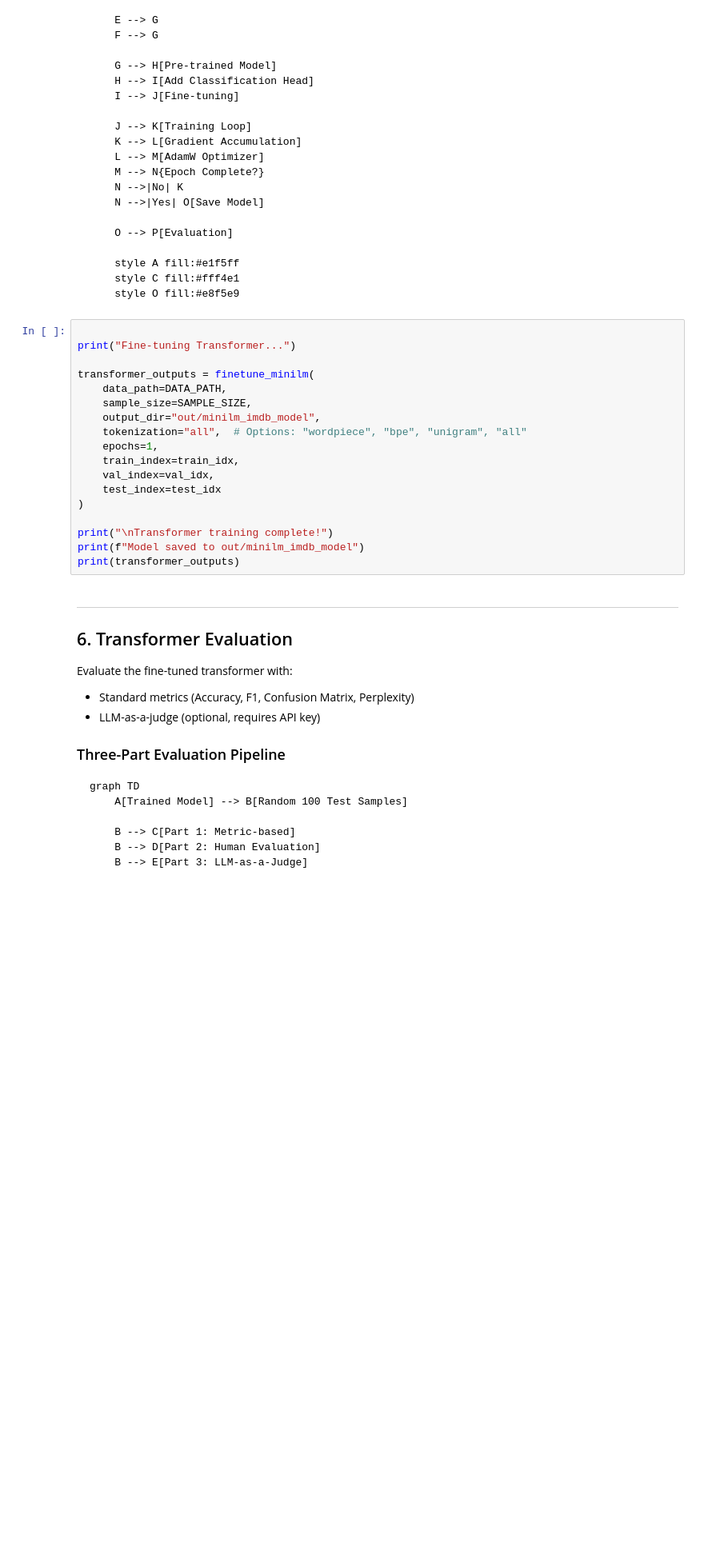
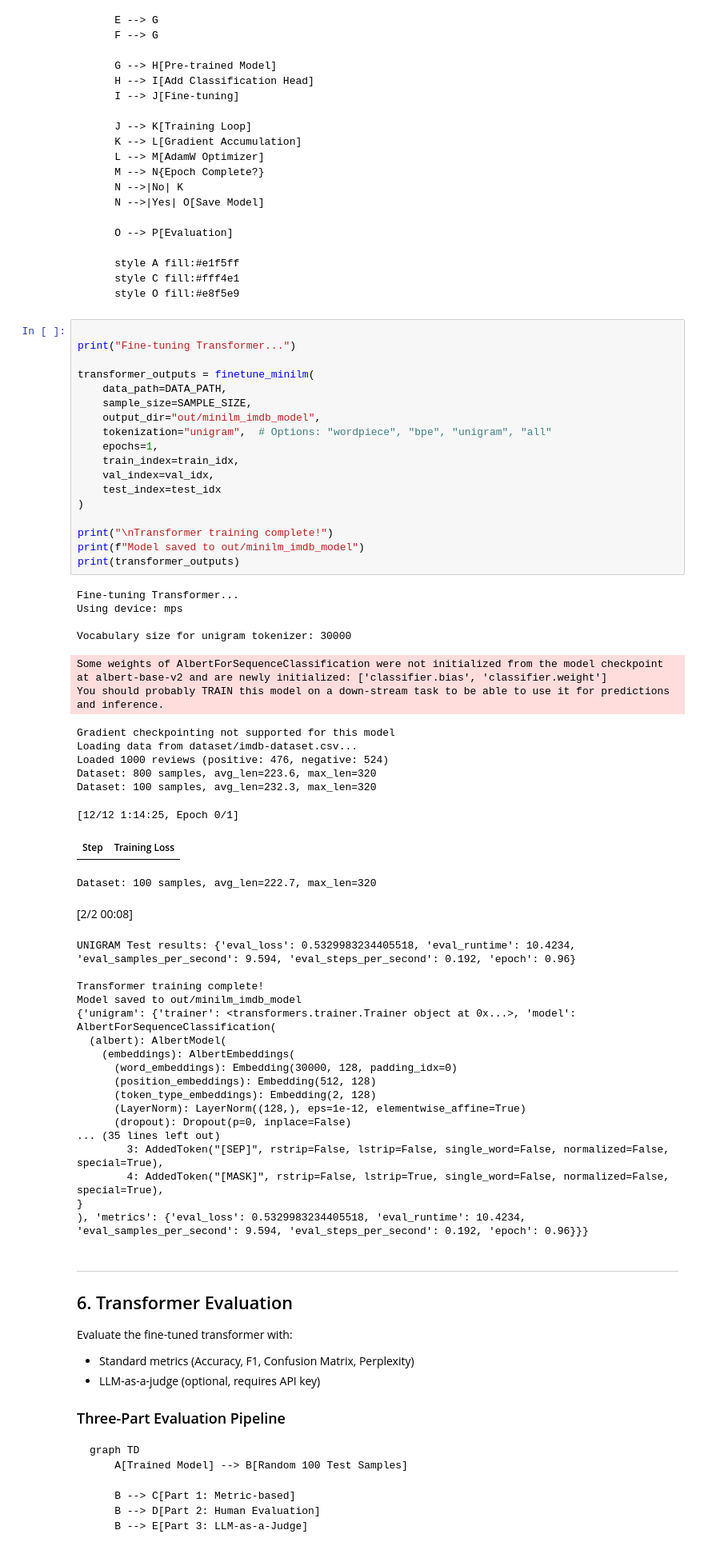
Before and after one commit to slnkahveci/movie-review-analysis, a Jupyter notebook: interface.ipynb, the cells around one changed output. Shown at 80% size. Cells and saved outputs as stored; diff of their text form; blank space fills up the shorter version.

```diff
--- a/interface.ipynb
+++ b/interface.ipynb
@@ -487,21 +528,54 @@ graph TD
 # %%
 
 print("Fine-tuning Transformer...")
 
 transformer_outputs = finetune_minilm(
     data_path=DATA_PATH,
     sample_size=SAMPLE_SIZE,
     output_dir="out/minilm_imdb_model",
-    tokenization="all",  # Options: "wordpiece", "bpe", "unigram", "all"
+    tokenization="unigram",  # Options: "wordpiece", "bpe", "unigram", "all"
     epochs=1,
     train_index=train_idx,
     val_index=val_idx,
     test_index=test_idx
 )
 
 print("\nTransformer training complete!")
 print(f"Model saved to out/minilm_imdb_model")
 print(transformer_outputs)
+# %% [output]
+Fine-tuning Transformer...
+Using device: mps
+
+Vocabulary size for unigram tokenizer: 30000
+Some weights of AlbertForSequenceClassification were not initialized from the model checkpoint at albert-base-v2 and are newly initialized: ['classifier.bias', 'classifier.weight']
+You should probably TRAIN this model on a down-stream task to be able to use it for predictions and inference.
+Gradient checkpointing not supported for this model
+Loading data from dataset/imdb-dataset.csv...
+Loaded 1000 reviews (positive: 476, negative: 524)
+Dataset: 800 samples, avg_len=223.6, max_len=320
+Dataset: 100 samples, avg_len=232.3, max_len=320
+[12/12 1:14:25, Epoch 0/1]
+| Step | Training Loss |
+Dataset: 100 samples, avg_len=222.7, max_len=320
+[2/2 00:08]
+UNIGRAM Test results: {'eval_loss': 0.5329983234405518, 'eval_runtime': 10.4234, 'eval_samples_per_second': 9.594, 'eval_steps_per_second': 0.192, 'epoch': 0.96}
+
+Transformer training complete!
+Model saved to out/minilm_imdb_model
+{'unigram': {'trainer': <transformers.trainer.Trainer object at 0x...>, 'model': AlbertForSequenceClassification(
+  (albert): AlbertModel(
+    (embeddings): AlbertEmbeddings(
+      (word_embeddings): Embedding(30000, 128, padding_idx=0)
+      (position_embeddings): Embedding(512, 128)
+      (token_type_embeddings): Embedding(2, 128)
+      (LayerNorm): LayerNorm((128,), eps=1e-12, elementwise_affine=True)
+      (dropout): Dropout(p=0, inplace=False)
+... (35 lines left out)
+        3: AddedToken("[SEP]", rstrip=False, lstrip=False, single_word=False, normalized=False, special=True),
+        4: AddedToken("[MASK]", rstrip=False, lstrip=True, single_word=False, normalized=False, special=True),
+}
+), 'metrics': {'eval_loss': 0.5329983234405518, 'eval_runtime': 10.4234, 'eval_samples_per_second': 9.594, 'eval_steps_per_second': 0.192, 'epoch': 0.96}}}
 # %% [markdown]
 ---
 ## 6. Transformer Evaluation
```
Also changed, not shown: parts of 11 cells of this notebook, 4 other files.
